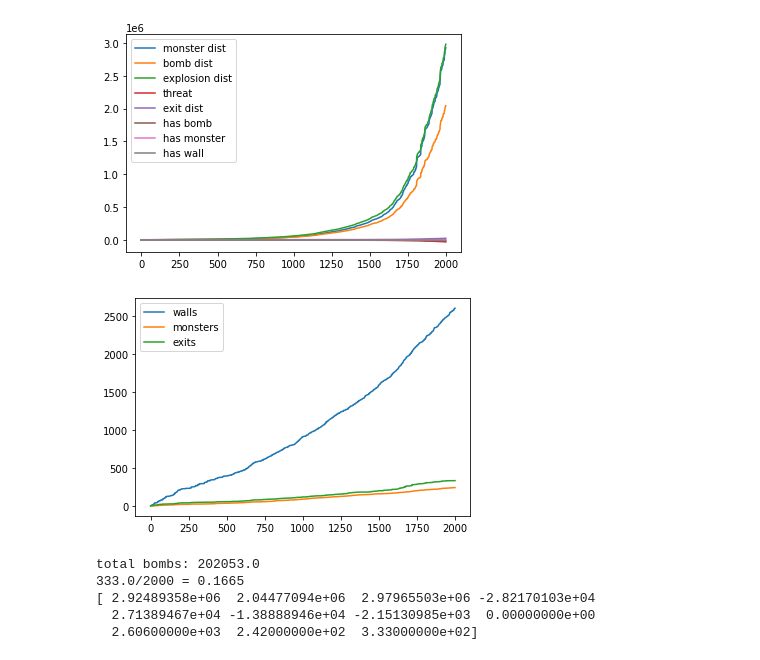
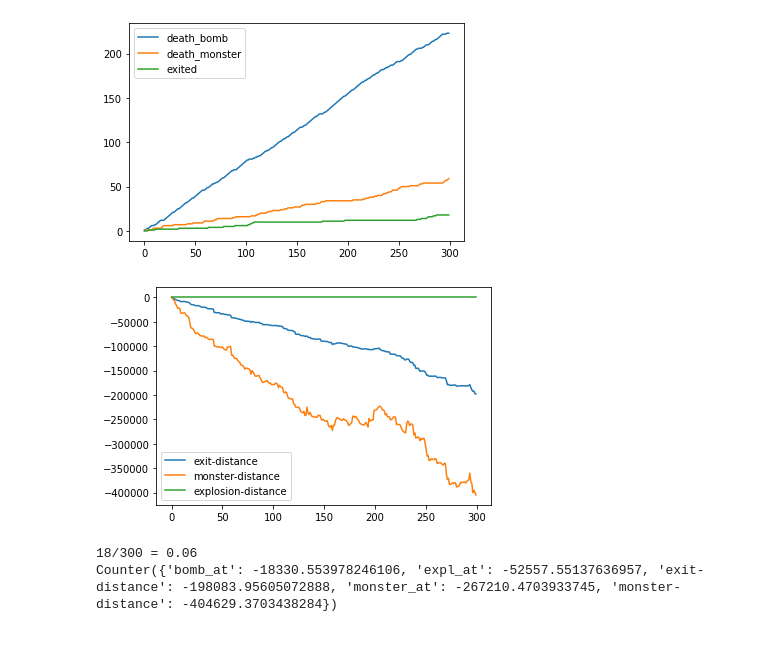
Before and after one commit to jpcaltabiano/CS4341-projects, a Jupyter notebook: Bomberman/groupNN/scenario1/train.ipynb, the cells around one changed output. Drawn from its saved outputs; the diff is of its cells as text; code cells hidden in the pictures.

```diff
--- a/Bomberman/groupNN/scenario1/train.ipynb
+++ b/Bomberman/groupNN/scenario1/train.ipynb
@@ -79,34 +18,0 @@ end = time.time()
-# %%
-# print((end - start)/60)
-
-plt.plot(ws_history['w1'], label='monster dist')
-plt.plot(ws_history['w2'], label='bomb dist')
-plt.plot(ws_history['w3'], label='explosion dist')
-plt.plot(ws_history['w4'], label='threat')
-plt.plot(ws_history['w5'], label='exit dist')
-plt.plot(ws_history['w6'], label='has bomb')
-plt.plot(ws_history['w7'], label='has monster')
-plt.plot(ws_history['w8'], label='has wall')
-
-plt.legend()
-plt.show()
-
-plt.plot(ws_history['walls'], label='walls')
-plt.plot(ws_history['monsters'], label='monsters')
-plt.plot(ws_history['exits'], label='exits')
-plt.legend()
-plt.show()
-
-# g.world.printit()
-
-print(f"total bombs: {ws_history['monsters'].sum()}")
-print(f"{np.array(ws_history['exits'])[-1]}/{epochs} = {np.array(ws_history['exits'])[-1]/epochs}")
-print(np.array(ws_history)[-1])
-# %% [output]
-[figure, removed]
-[figure, removed]
-total bombs: 202053.0
-333.0/2000 = 0.1665
-[ 2.92489358e+06  2.04477094e+06  2.97965503e+06 -2.82170103e+04
-  2.71389467e+04 -1.38888946e+04 -2.15130985e+03  0.00000000e+00
-  2.60600000e+03  2.42000000e+02  3.33000000e+02]
@@ -112,0 +69,20 @@ total bombs: 202053.0
+# %%
+plt.plot(ev_history['death_bomb'], label='death_bomb')
+plt.plot(ev_history['death_monster'], label='death_monster')
+plt.plot(ev_history['exited'], label='exited')
+plt.legend()
+plt.show()
+
+plt.plot(ws_history['exit-distance'], label='exit-distance')
+plt.plot(ws_history['monster-distance'], label='monster-distance')
+plt.plot(ws_history['explosion-distance'], label='explosion-distance')
+plt.legend()
+plt.show()
+
+print(f"{np.array(ev_history['exited'])[-1]}/{epochs} = {np.array(ev_history['exited'])[-1]/epochs}")
+print(ours.weights)
+# %% [output]
+[figure, added]
+[figure, added]
+18/300 = 0.06
+Counter({'bomb_at': -18330.553978246106, 'expl_at': -52557.55137636957, 'exit-distance': -198083.95605072888, 'monster_at': -267210.4703933745, 'monster-distance': -404629.3703438284})
```
Also changed, not shown: parts of 3 cells of this notebook, 3 other files.
